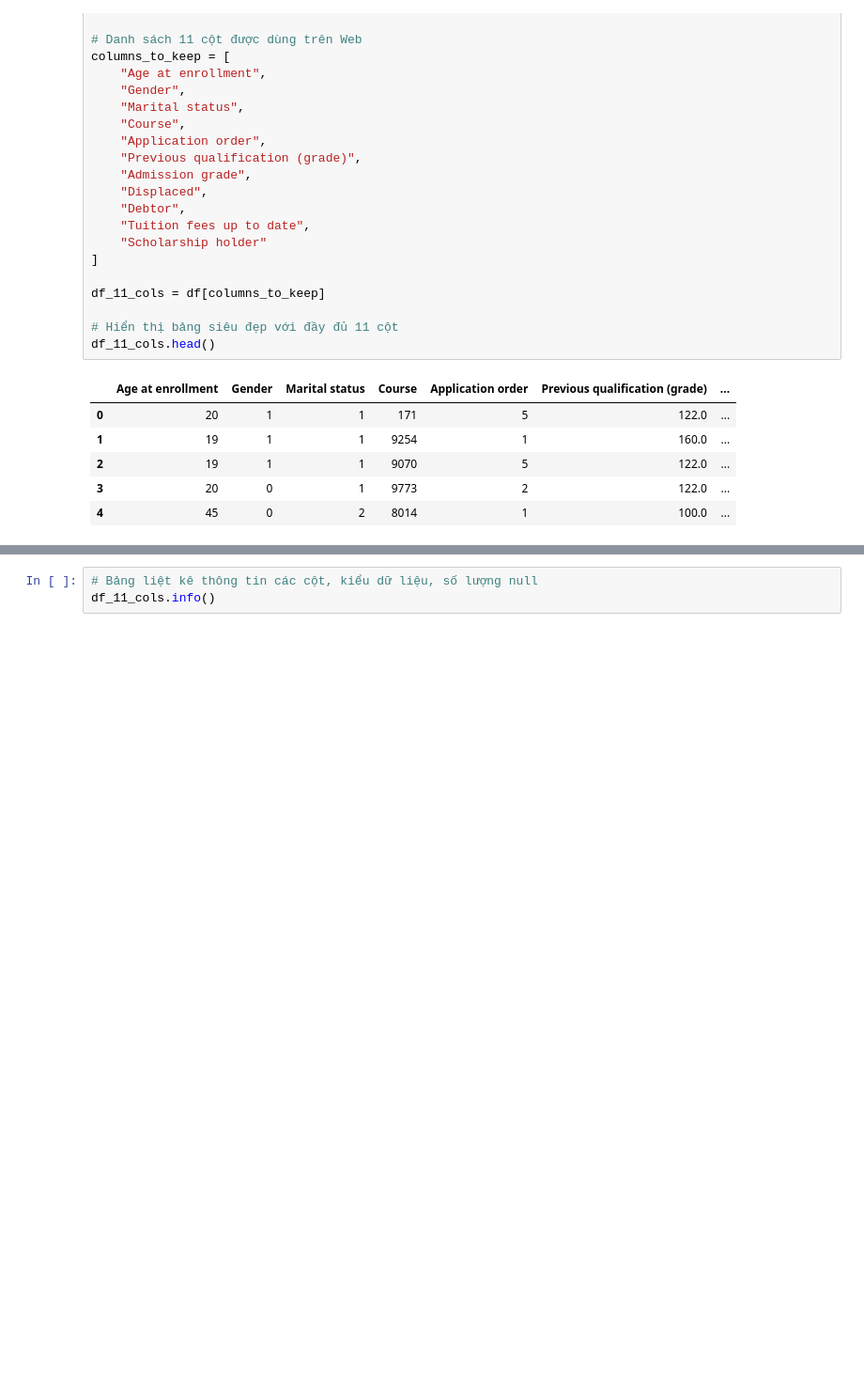
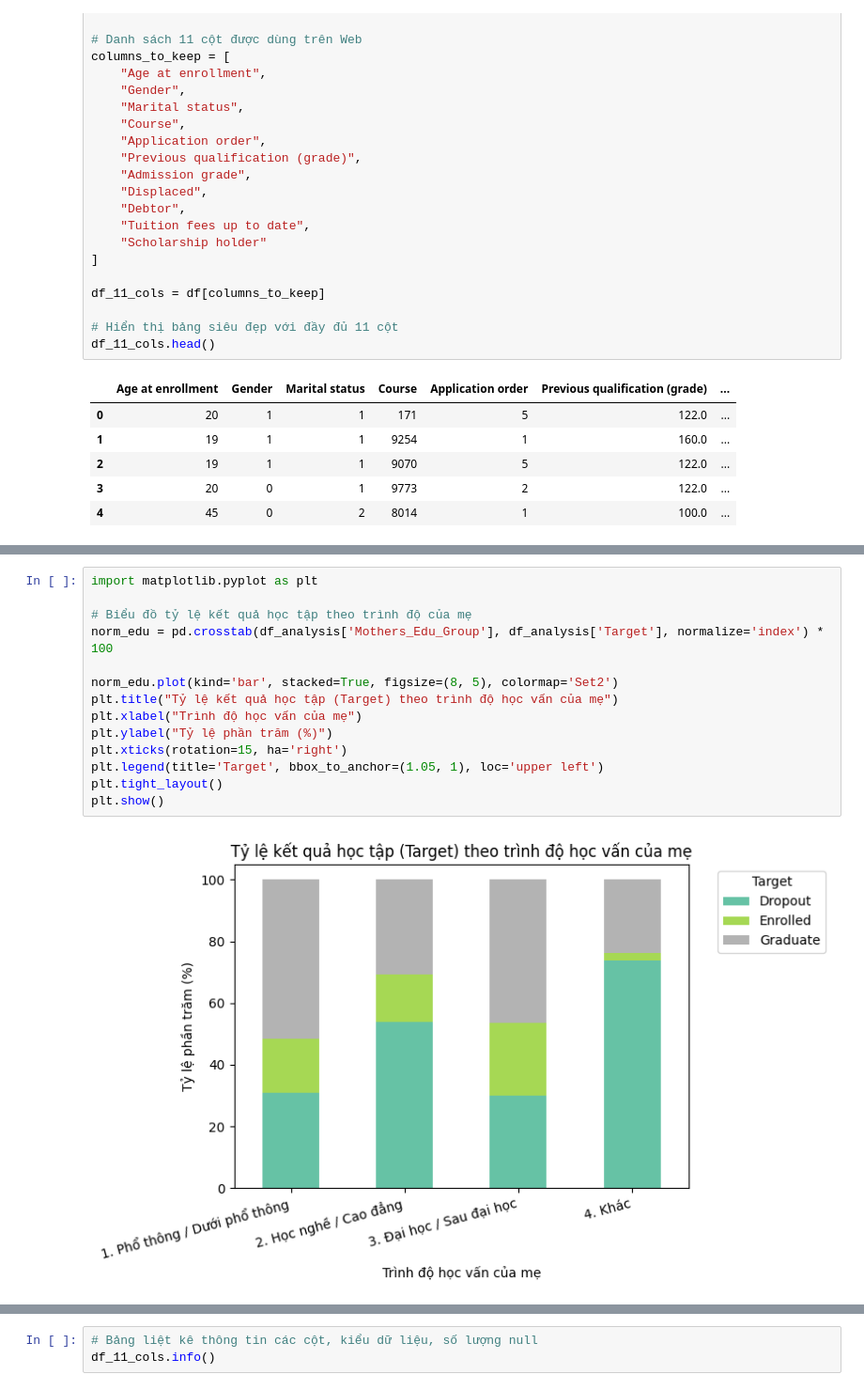
Before and after one commit to duyhuy25/du_bao_bo_hoc, a Jupyter notebook: project09/xem_du_lieu.ipynb, the cells around one changed output, grey strips where cells are left out. Shown at 94% size. Drawn from its saved outputs; the diff is of its cells as text; blank space fills up the shorter version.

```diff
--- a/project09/xem_du_lieu.ipynb
+++ b/project09/xem_du_lieu.ipynb
@@ -37,0 +88,16 @@ df_11_cols.head()
+# %%
+import matplotlib.pyplot as plt
+
+# Biểu đồ tỷ lệ kết quả học tập theo trình độ của mẹ
+norm_edu = pd.crosstab(df_analysis['Mothers_Edu_Group'], df_analysis['Target'], normalize='index') * 100
+
+norm_edu.plot(kind='bar', stacked=True, figsize=(8, 5), colormap='Set2')
+plt.title("Tỷ lệ kết quả học tập (Target) theo trình độ học vấn của mẹ")
+plt.xlabel("Trình độ học vấn của mẹ")
+plt.ylabel("Tỷ lệ phần trăm (%)")
+plt.xticks(rotation=15, ha='right')
+plt.legend(title='Target', bbox_to_anchor=(1.05, 1), loc='upper left')
+plt.tight_layout()
+plt.show()
+# %% [output]
+[figure, added]
```
Also changed, not shown: parts of 8 cells of this notebook, 1 other file.
